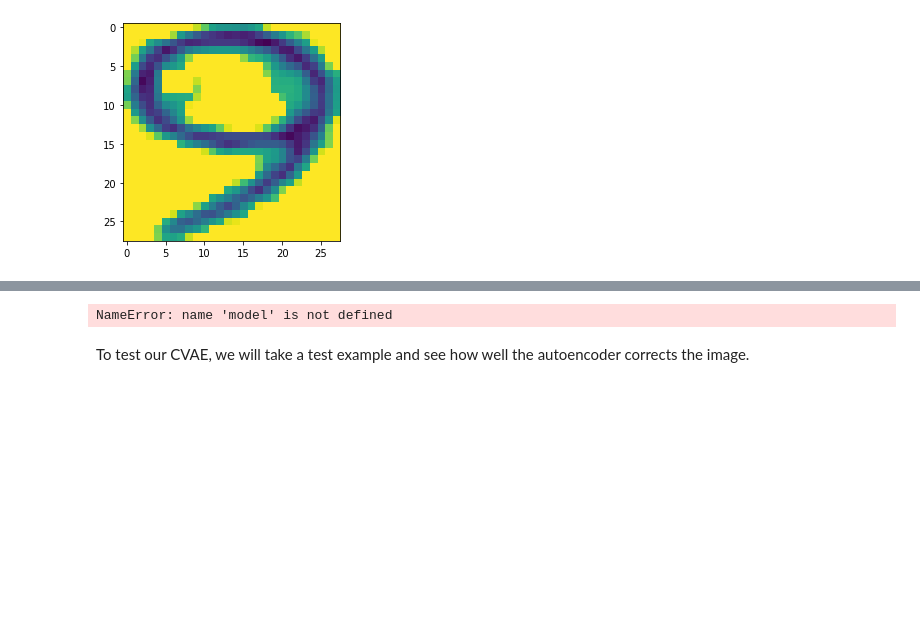
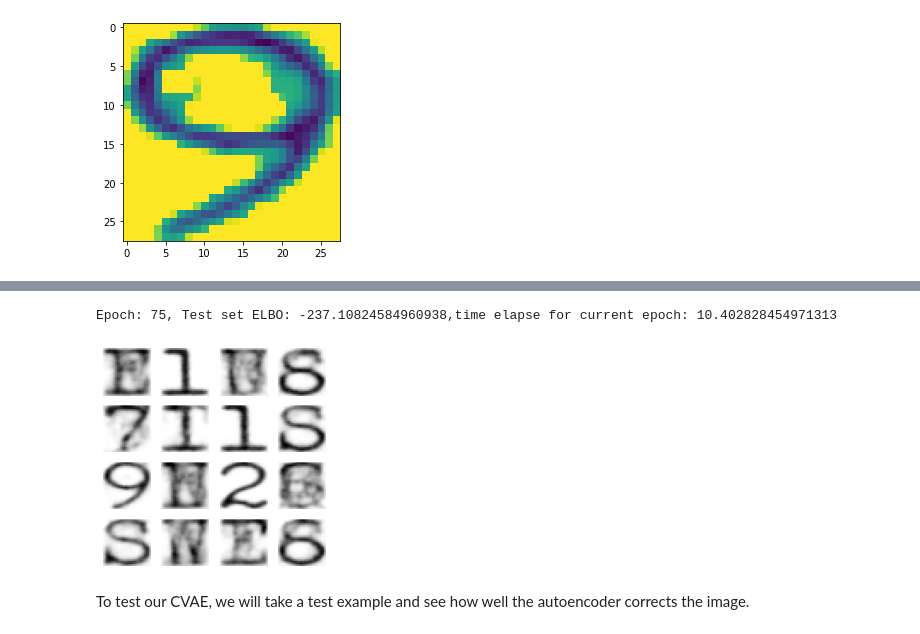
Before and after one commit to ggdhines/historical-transcriptions, a Jupyter notebook: notebooks/ocr followup.ipynb, the cells around one changed output, grey strips where cells are left out. Cells and saved outputs as stored; diff of their text form; code cells hidden in the pictures; blank space fills up the shorter version.

```diff
--- a/notebooks/ocr followup.ipynb
+++ b/notebooks/ocr followup.ipynb
@@ -305,7 +288,7 @@ class CVAE(tf.keras.Model):
             return probs
         return logits
 
-optimizer = tf.keras.optimizers.Adam(1e-4)
+
 
 
 def log_normal_pdf(sample, mean, logvar, raxis=1):
@@ -319,6 +302,9 @@ def compute_loss(model, x):
     mean, logvar = model.encode(x)
     z = model.reparameterize(mean, logvar)
     x_logit = model.decode(z)
+
+    # not sure why the following had to be added in
+    x = tf.cast(x, tf.float32)
     cross_ent = tf.nn.sigmoid_cross_entropy_with_logits(logits=x_logit, labels=x)
     logpx_z = -tf.reduce_sum(cross_ent, axis=[1, 2, 3])
     logpz = log_normal_pdf(z, 0., 0.)
@@ -384,10 +394,7 @@ Epoch: 40, Test set ELBO: -236.89527893066406,time elapse for current epoch: 8.3
-# %%
-weights_file = f"{directory}weights"
-if not os.path.exists(weights_file):
-    model.save_weights(weights_file)
-else:
-    model.load_weights(weights_file)
-# %% [output]
-NameError: name 'model' is not defined
+# %%
+base_model = train_model(train_images,test_images,"base",75)
+# %% [output]
+Epoch: 75, Test set ELBO: -237.10824584960938,time elapse for current epoch: 10.402828454971313
+[figure, added]
 # %% [markdown]
 To test our CVAE, we will take a test example and see how well the autoencoder corrects the image.
```
Also changed, not shown: parts of 8 cells of this notebook.
